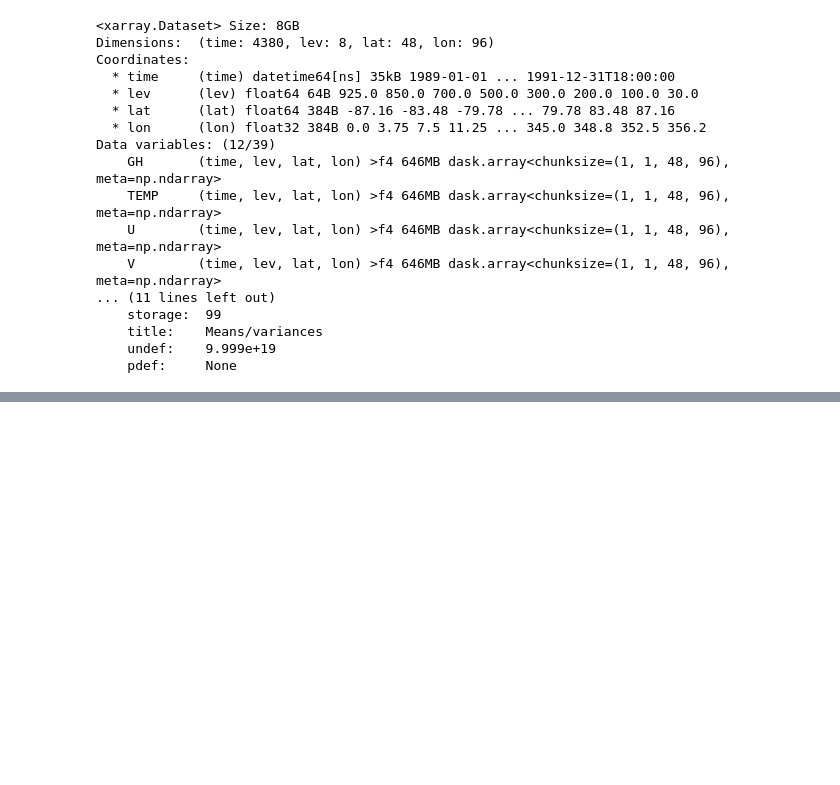
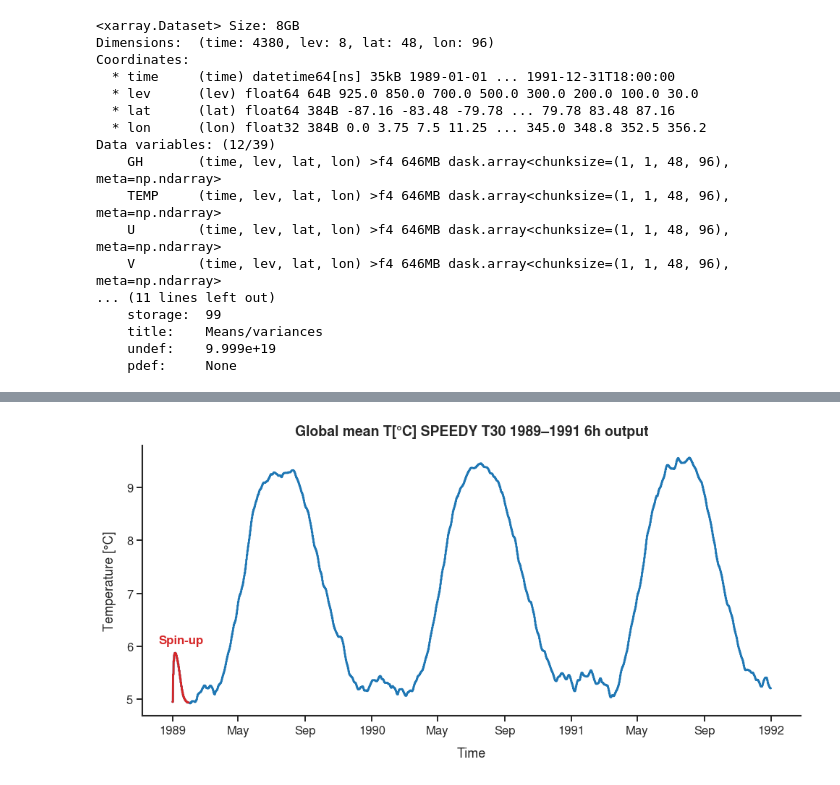
Before and after one commit to VanuatuN/SPEEDY_access, a Jupyter notebook: scripts/diagnostics/speedy_diagnotics.ipynb, the cells around one changed output, grey strips where cells are left out. Saved outputs shown, nothing was run; the diff lists cells and outputs as text; code cells hidden in the pictures; blank space fills up the shorter version.

```diff
--- a/scripts/diagnostics/speedy_diagnotics.ipynb
+++ b/scripts/diagnostics/speedy_diagnotics.ipynb
@@ -275,0 +295,52 @@ plt.show()
+# %%
+import matplotlib.pyplot as plt
+import pandas as pd
+
+plt.rcParams.update({"font.family": "Nimbus Sans"})
+
+# Global mean temperature
+mean_temp = var.mean(dim=("lat", "lon"), skipna=True)
+spinup_end = pd.Timestamp("1989-01-31")
+
+time = pd.to_datetime(mean_temp.time.values)
+spinup = time < spinup_end
+
+fig, ax = plt.subplots(figsize=(10, 5))
+
+
+mean_temp.plot(ax=ax,linewidth=2,color="tab:blue")
+
+
+ax.plot(time[spinup],mean_temp.values[spinup],color="tab:red",linewidth=2)
+
+spinup_middle = time[spinup][len(time[spinup]) // 2] # spin-up label
+
+ax.text(spinup_middle,0.3,"Spin-up",transform=ax.get_xaxis_transform(),color="tab:red",
+    fontsize=12,fontweight="bold",ha="center",va="top")
+
+ax.set_title("Global mean T[°C] SPEEDY T30 1989–1991 6h output",fontsize=14,
+    pad=10,fontweight="bold")
+
+ax.set_ylabel("Temperature [°C]",fontsize=13,labelpad=10)
+
+ax.set_xlabel("Time",fontsize=13,labelpad=10)
+
+ax.xaxis.set_ticks_position("bottom")
+ax.yaxis.set_ticks_position("left")
+
+ax.tick_params(axis="both",which="major",direction="out",length=6,width=1.2,labelsize=12,
+    bottom=True,left=True,top=False,right=False,color="black")
+
+ax.spines["top"].set_visible(False)
+ax.spines["right"].set_visible(False)
+
+ax.spines["left"].set_linewidth(1.5)
+ax.spines["bottom"].set_linewidth(1.5)
+
+fig.tight_layout()
+
+fig.savefig("../figures/sp_T30_globT_1989_1991_6h.png",dpi=150,bbox_inches="tight")
+
+plt.show()
+# %% [output]
+[figure, added]
```
Also changed, not shown: parts of 3 cells of this notebook, 3 other files.
